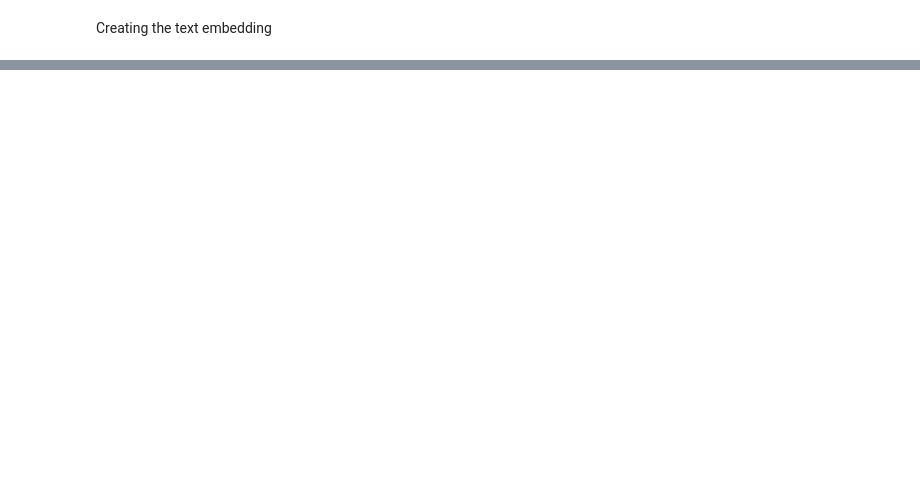
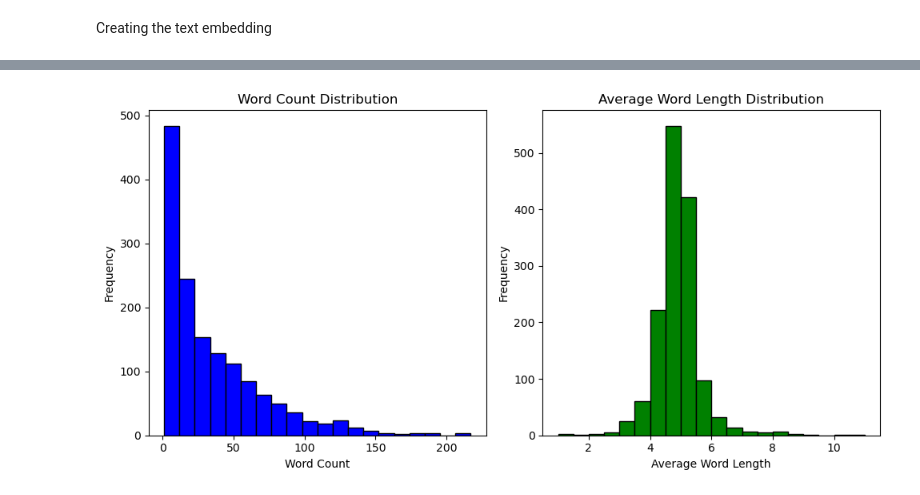
Before and after one commit to gyanigk/ML-HW4, a Jupyter notebook: Just_language_features.ipynb, the cells around one changed output, grey strips where cells are left out. Saved outputs shown, nothing was run; the diff lists cells and outputs as text; code cells hidden in the pictures; blank space fills up the shorter version.

```diff
--- a/Just_language_features.ipynb
+++ b/Just_language_features.ipynb
@@ -16,8 +16,7 @@ def preprocess_text(text):
     if text is None:  # Check if the text is None
         return ""  # Return an empty string if text is None
     text = text.lower()  # Convert text to lowercase
-    # # Removing Punctuation
-    # text = re.sub(r'[^\w\s]', '', text)
+    text = re.sub(r'[,]', '', text)
     # Tokenization
     words = text.split()
     # Removing Stop Words
@@ -90,6 +99,7 @@ structured_df = pd.DataFrame(structured_data)
 print("Structured DataFrame:")
 print(structured_df.head())
 # Apply preprocessing to the transcript data; # we use cleaning the stop words and stemmer for improving the textual data
+structured_df['processed_questions'] = structured_df['question'].apply(preprocess_text)
 structured_df['processed_answers'] = structured_df['answer'].apply(preprocess_text)
 # Create the merged df for directly for later use
 merged_df = structured_df.merge(scores_df[['Participant', 'Overall', 'Excited']], on='Participant', how='left')
@@ -188,0 +216,8 @@ nltk.download('vader_lexicon') # Vader
+# %%
+features = pd.DataFrame()
+features['word count'] = merged_df['processed_answers'].apply(lambda x: len(x.split()))
+# Average word length for the interview
+features['avg word length'] = merged_df['processed_answers'].apply(lambda x: sum(len(word) for word in x.split()) / len(x.split()))
+features.head()
+highest_word = merged_df['processed_answers'].apply(lambda x: max(len(word) for word in x.split()) if x.split() else 0).max()
+print(f'Highest Word Length: {highest_word}')
@@ -188,0 +261,3 @@ nltk.download('vader_lexicon') # Vader
+# %%
+features['pos tagging'] = merged_df['processed_answers'].apply(lambda x: pos_tag(word_tokenize(x)))
+features['pos tagging'].head()
@@ -188,0 +277,22 @@ nltk.download('vader_lexicon') # Vader
+# %%
+# Visualization
+plt.figure(figsize=(10, 5))
+
+# Plot word count
+plt.subplot(1, 2, 1)
+plt.hist(features['word count'], bins=20, color='blue', edgecolor='black')
+plt.title('Word Count Distribution')
+plt.xlabel('Word Count')
+plt.ylabel('Frequency')
+
+# Plot average word length
+plt.subplot(1, 2, 2)
+plt.hist(features['avg word length'], bins=20, color='green', edgecolor='black')
+plt.title('Average Word Length Distribution')
+plt.xlabel('Average Word Length')
+plt.ylabel('Frequency')
+
+plt.tight_layout()
+plt.show()
+# %% [output]
+[figure, added]
```
Also changed, not shown: parts of 28 cells of this notebook, 4 other files.
